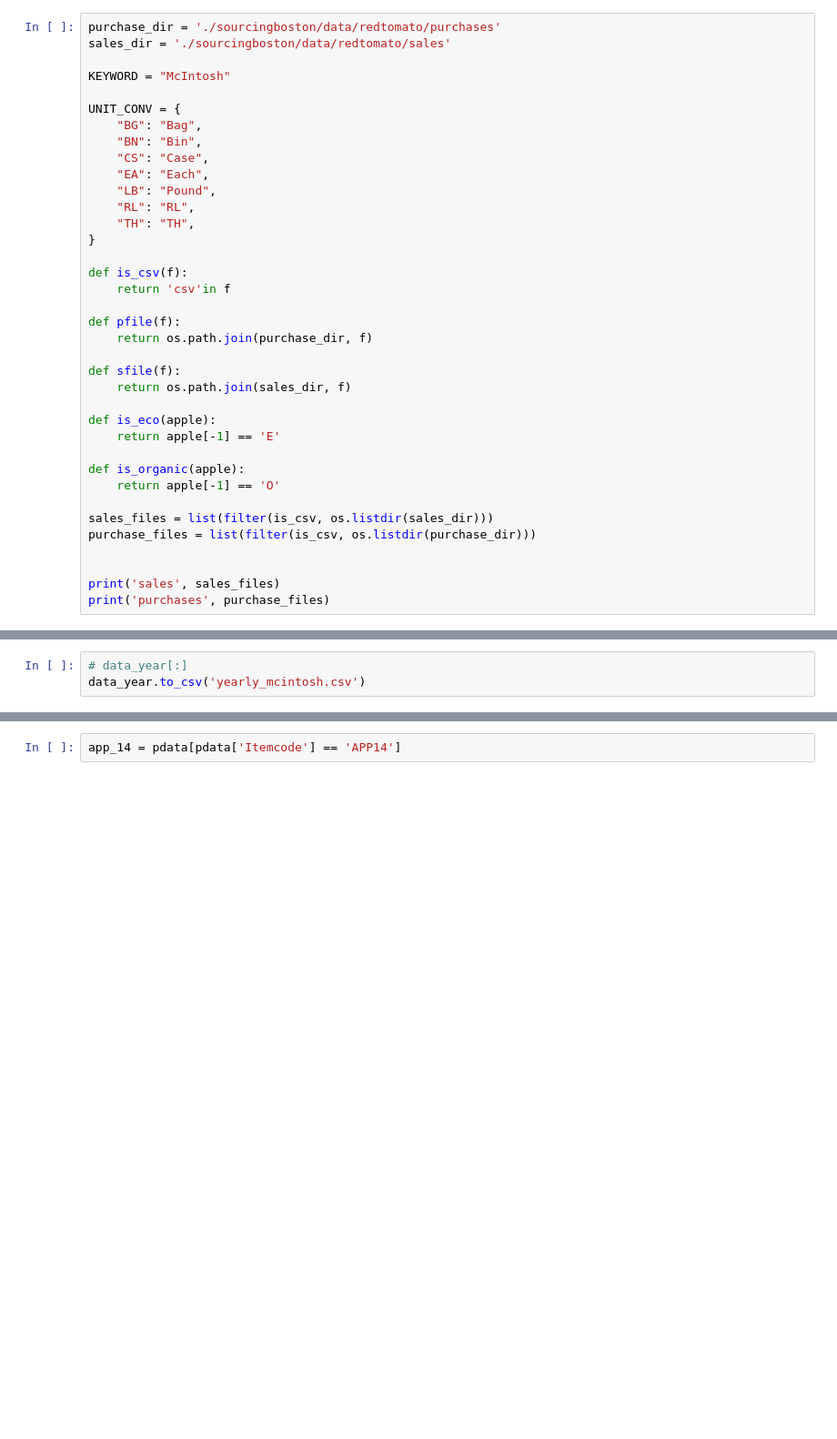
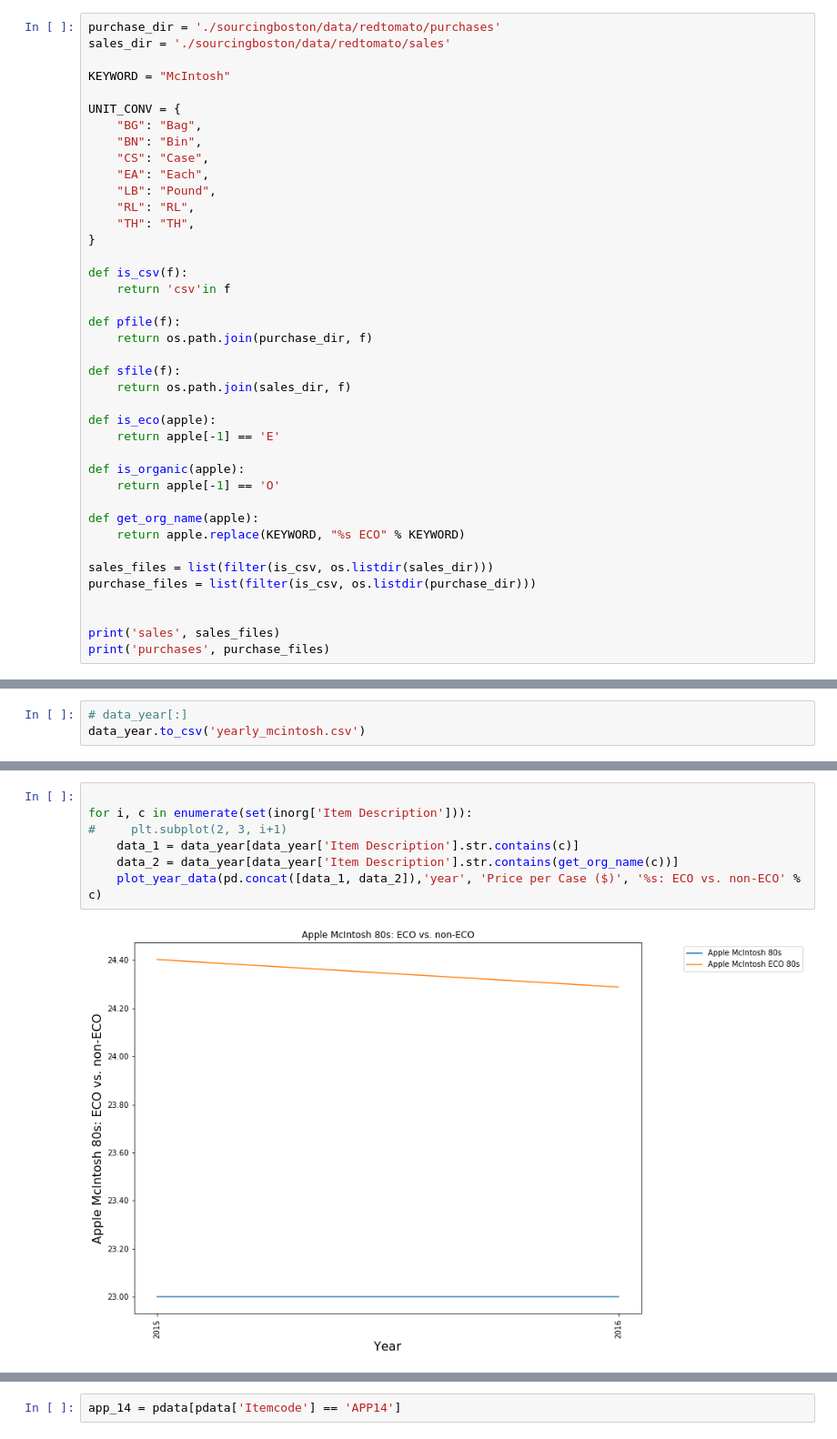
Before and after one commit to cbonoz/bostonfood18, a Jupyter notebook: RedTomato.ipynb, the cells around one changed output, grey strips where cells are left out. Shown at 91% size. Drawn from its saved outputs; the diff is of its cells as text; blank space fills up the shorter version.

```diff
--- a/RedTomato.ipynb
+++ b/RedTomato.ipynb
@@ -101,6 +101,9 @@ def is_eco(apple):
 def is_organic(apple):
     return apple[-1] == 'O'
 
+def get_org_name(apple):
+    return apple.replace(KEYWORD, "%s ECO" % KEYWORD)
+
 sales_files = list(filter(is_csv, os.listdir(sales_dir)))
 purchase_files = list(filter(is_csv, os.listdir(purchase_dir)))
 
@@ -216,0 +221,9 @@ set(pdata['Rec. UOM'])
+# %%
+
+for i, c in enumerate(set(inorg['Item Description'])):
+#     plt.subplot(2, 3, i+1)
+    data_1 = data_year[data_year['Item Description'].str.contains(c)]
+    data_2 = data_year[data_year['Item Description'].str.contains(get_org_name(c))]
+    plot_year_data(pd.concat([data_1, data_2]),'year', 'Price per Case ($)', '%s: ECO vs. non-ECO' % c)
+# %% [output]
+[figure, added]
```
Also changed, not shown: parts of 21 cells of this notebook.
